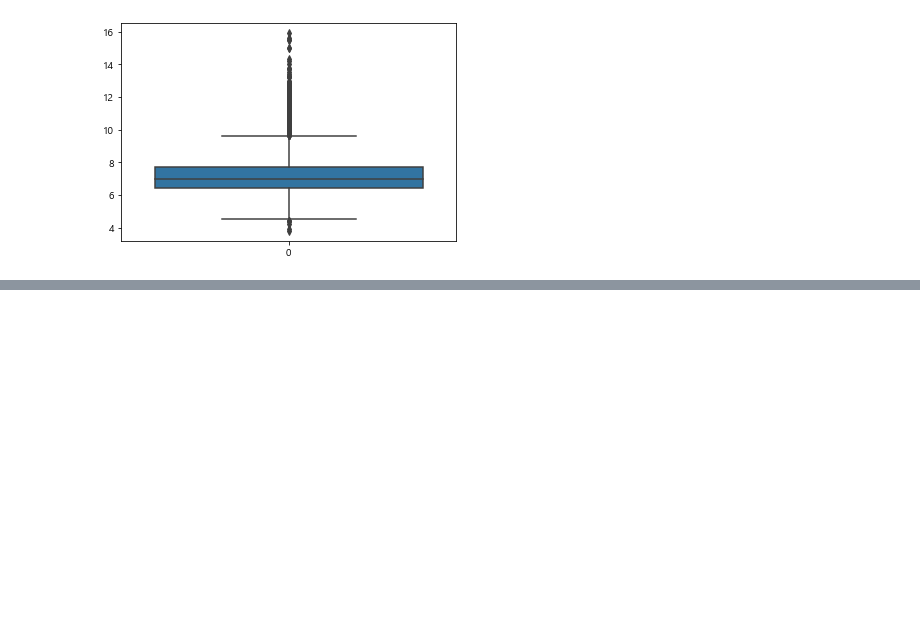
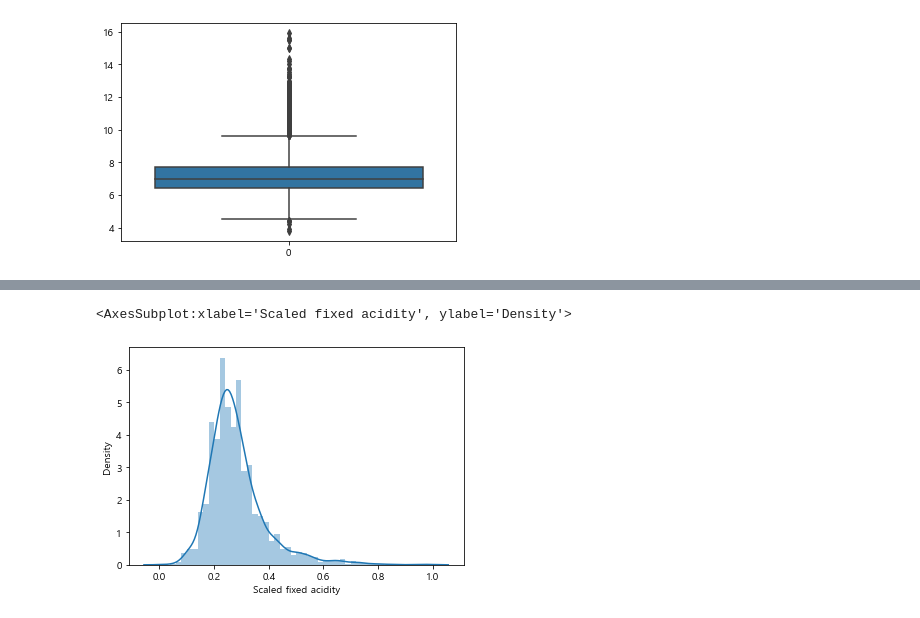
Before and after one commit to eunbin777/StudyAboutML, a Jupyter notebook: DACON_101/와인품질분류Lv1.ipynb, the cells around one changed output, grey strips where cells are left out. Cells and saved outputs as stored; diff of their text form; code cells hidden in the pictures; blank space fills up the shorter version.

```diff
--- a/DACON_101/와인품질분류Lv1.ipynb
+++ b/DACON_101/와인품질분류Lv1.ipynb
@@ -216,0 +259,3 @@ sns.boxplot(data=train['fixed acidity'])
+# %%
+from sklearn.preprocessing import MinMaxScaler
+scaler = MinMaxScaler()
@@ -216,0 +266,8 @@ sns.boxplot(data=train['fixed acidity'])
+# %%
+# scaler를 통해 train의 'fixed acidity'를 'Scaled fixed acidity'라는 칼럼으로 바꾸어 저장
+train['Scaled fixed acidity'] = scaler.transform(train[['fixed acidity']])
+# %%
+sns.distplot(train['Scaled fixed acidity'])
+# %% [output]
+<AxesSubplot:xlabel='Scaled fixed acidity', ylabel='Density'>
+[figure, added]
```
Also changed, not shown: parts of 8 cells of this notebook, 1 other file.
